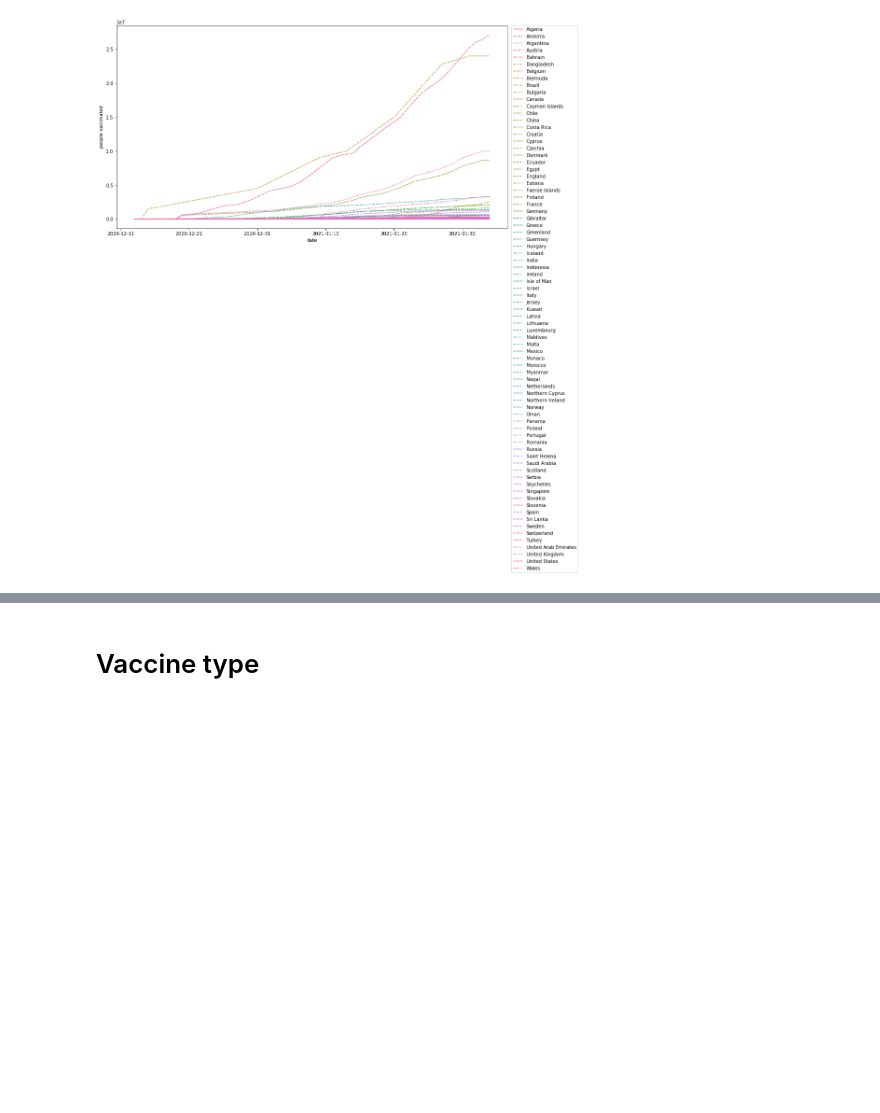
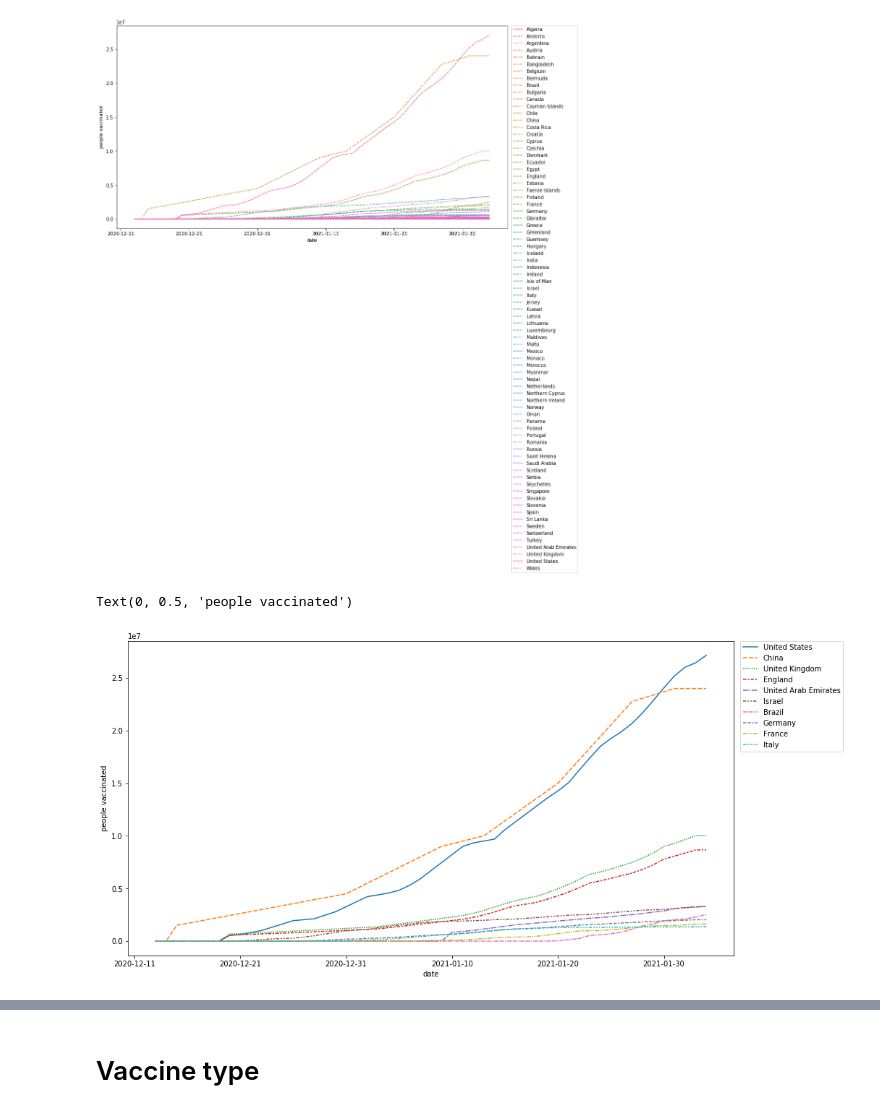
Before and after one commit to akbarnotopb/portofolio, a Jupyter notebook: Data Science/EDA/Covid Vaccinations EDA - 6 Feb 2021.ipynb, the cells around one changed output, grey strips where cells are left out. Saved outputs shown, nothing was run; the diff lists cells and outputs as text; code cells hidden in the pictures; blank space fills up the shorter version.

```diff
--- a/Data Science/EDA/Covid Vaccinations EDA - 6 Feb 2021.ipynb
+++ b/Data Science/EDA/Covid Vaccinations EDA - 6 Feb 2021.ipynb
@@ -128,3 +128,20 @@ ax.set_ylabel("people vaccinated")
 # %% [output]
 Text(0, 0.5, 'people vaccinated')
 [figure]
+# %%
+new_df = df.pivot(index="date", columns="country", values="people_vaccinated")
+new_df = new_df.interpolate(method="time")
+new_df.fillna(0, inplace = True)
+new_df = new_df.astype(int, inplace = True)
+top10_df = new_df[new_df[df['country'].drop_duplicates()].max().sort_values(ascending=False)[:10].index]
+
+plt.figure(figsize=(15, 8))
+ax = sns.lineplot(data=top10_df)
+plt.legend(bbox_to_anchor=(1.01, 1),borderaxespad=0)
+
+locator = plt.MaxNLocator(prune="both", nbins=6)
+ax.xaxis.set_major_locator(locator)
+ax.set_ylabel("people vaccinated")
+# %% [output]
+Text(0, 0.5, 'people vaccinated')
+[figure, added]
```
Also changed, not shown: parts of 1 cell of this notebook, 2 other files.
